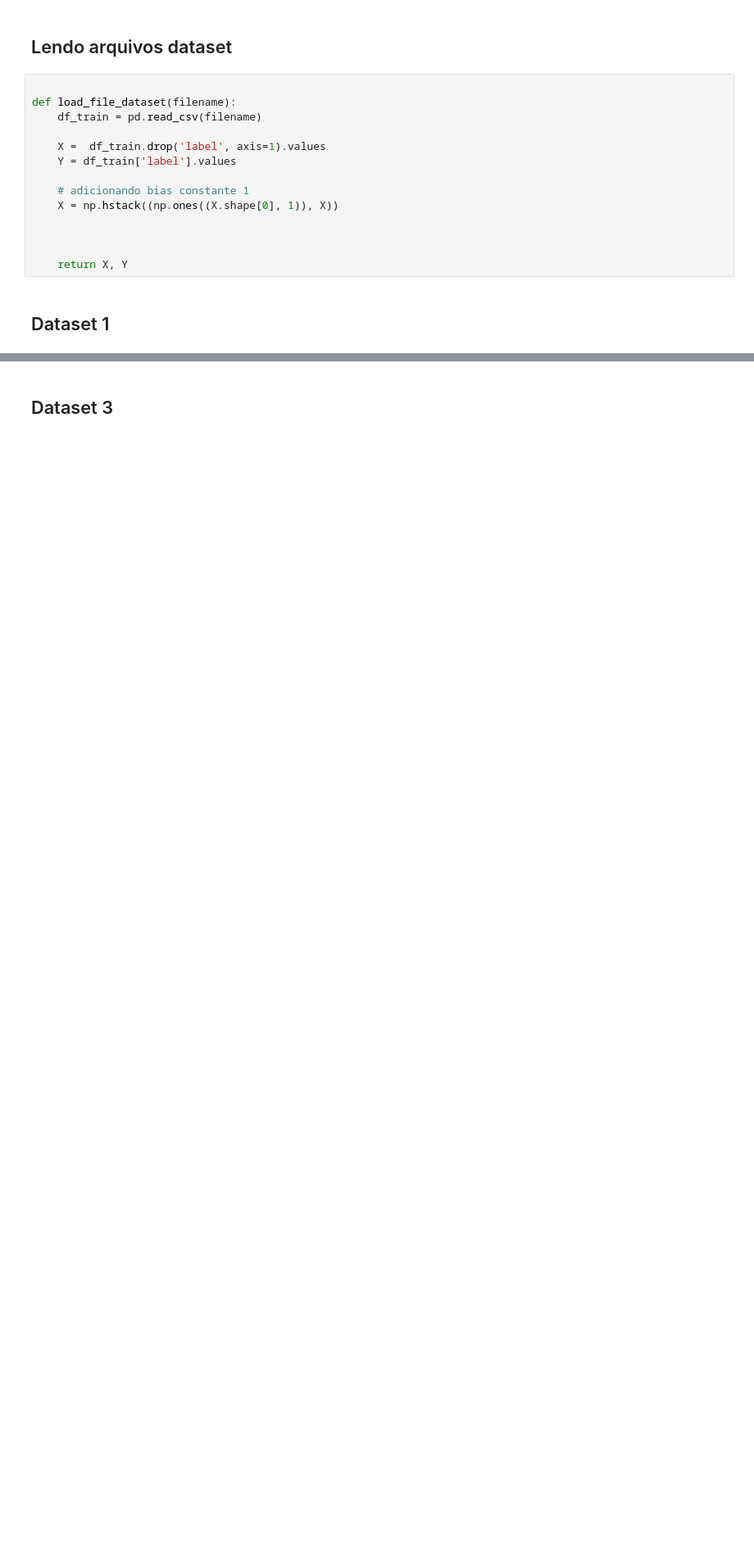
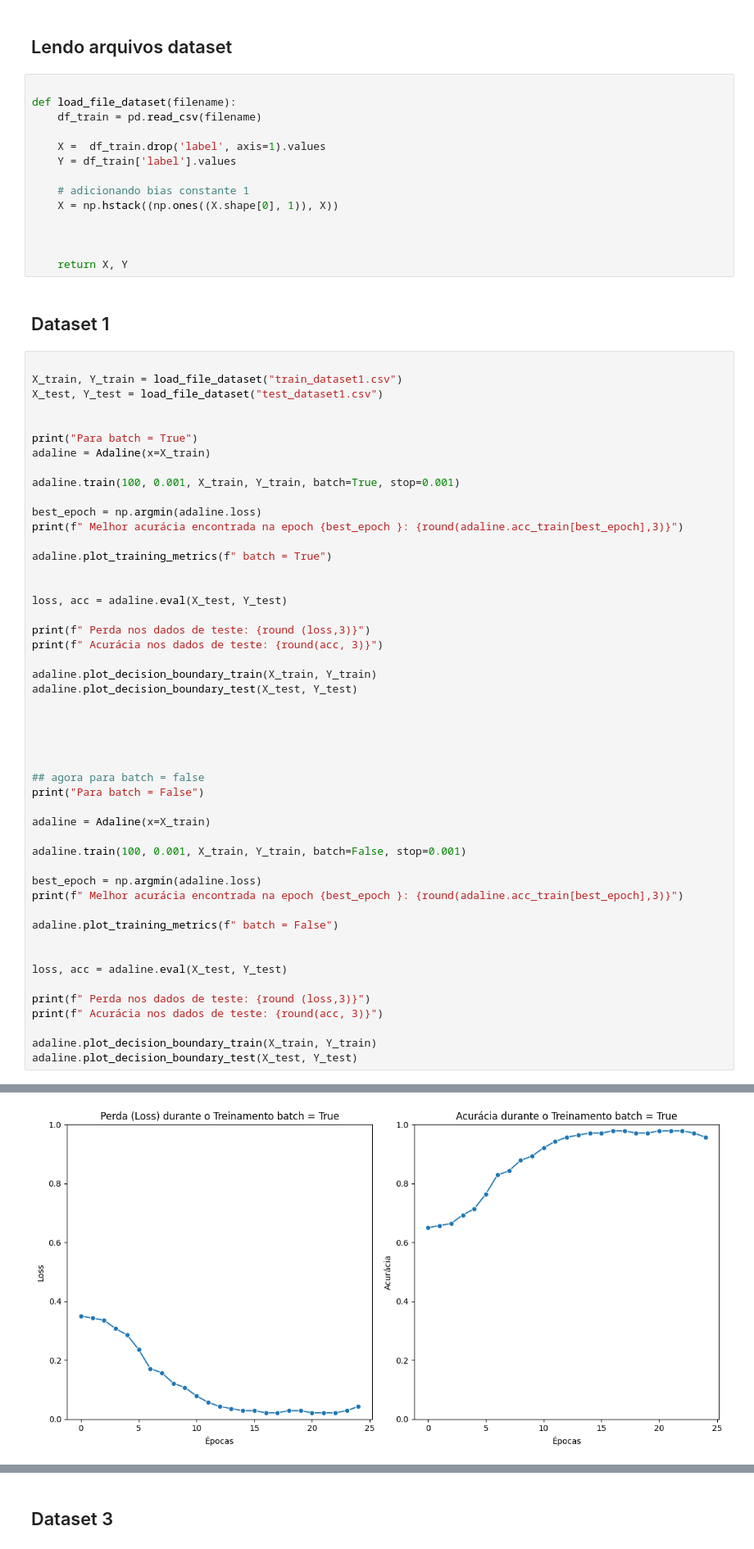
Before and after one commit to WilliamKotoco/university-files, a Jupyter notebook: 7_semester/dnn/adaline/adaline.ipynb, the cells around one changed output, grey strips where cells are left out. Shown: that part at 82% size. Saved outputs shown, nothing was run; the diff lists cells and outputs as text; blank space fills up the shorter version.

```diff
--- a/7_semester/dnn/adaline/adaline.ipynb
+++ b/7_semester/dnn/adaline/adaline.ipynb
@@ -189,3 +217,53 @@ def load_file_dataset(filename):
     return X, Y
 # %% [markdown]
 ## Dataset 1
+# %%
+
+X_train, Y_train = load_file_dataset("train_dataset1.csv")
+X_test, Y_test = load_file_dataset("test_dataset1.csv")
+
+
+print("Para batch = True")
+adaline = Adaline(x=X_train)
+
+adaline.train(100, 0.001, X_train, Y_train, batch=True, stop=0.001)
+
+best_epoch = np.argmin(adaline.loss)
+print(f" Melhor acurácia encontrada na epoch {best_epoch }: {round(adaline.acc_train[best_epoch],3)}")
+
+adaline.plot_training_metrics(f" batch = True")
+
+
+loss, acc = adaline.eval(X_test, Y_test)
+
+print(f" Perda nos dados de teste: {round (loss,3)}")
+print(f" Acurácia nos dados de teste: {round(acc, 3)}")
+
+adaline.plot_decision_boundary_train(X_train, Y_train)
+adaline.plot_decision_boundary_test(X_test, Y_test)
+
+
+
+
+
+## agora para batch = false
+print("Para batch = False")
+
+adaline = Adaline(x=X_train)
+
+adaline.train(100, 0.001, X_train, Y_train, batch=False, stop=0.001)
+
+best_epoch = np.argmin(adaline.loss)
+print(f" Melhor acurácia encontrada na epoch {best_epoch }: {round(adaline.acc_train[best_epoch],3)}")
+
+adaline.plot_training_metrics(f" batch = False")
+
+
+loss, acc = adaline.eval(X_test, Y_test)
+
+print(f" Perda nos dados de teste: {round (loss,3)}")
+print(f" Acurácia nos dados de teste: {round(acc, 3)}")
+
+adaline.plot_decision_boundary_train(X_train, Y_train)
+adaline.plot_decision_boundary_test(X_test, Y_test)
+# %% [output]
@@ -191,0 +274 @@ def load_file_dataset(filename):
+[figure, added]
```
Also changed, not shown: parts of 6 cells of this notebook.
